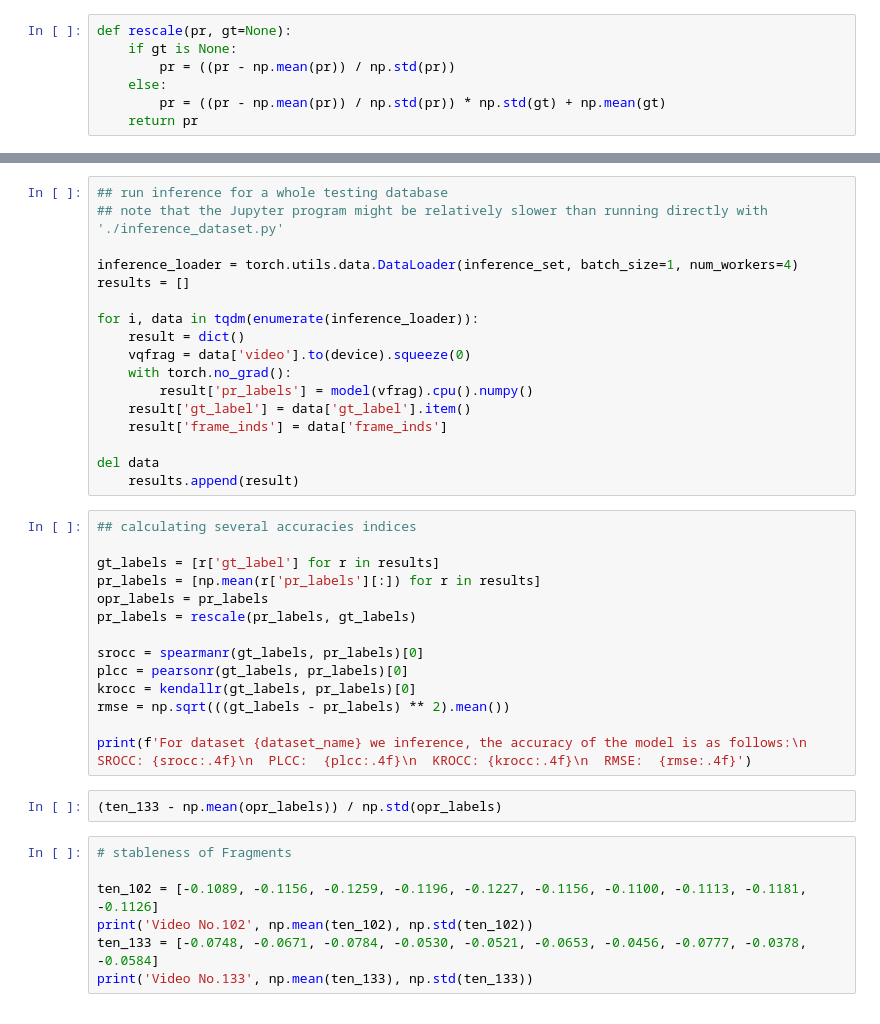
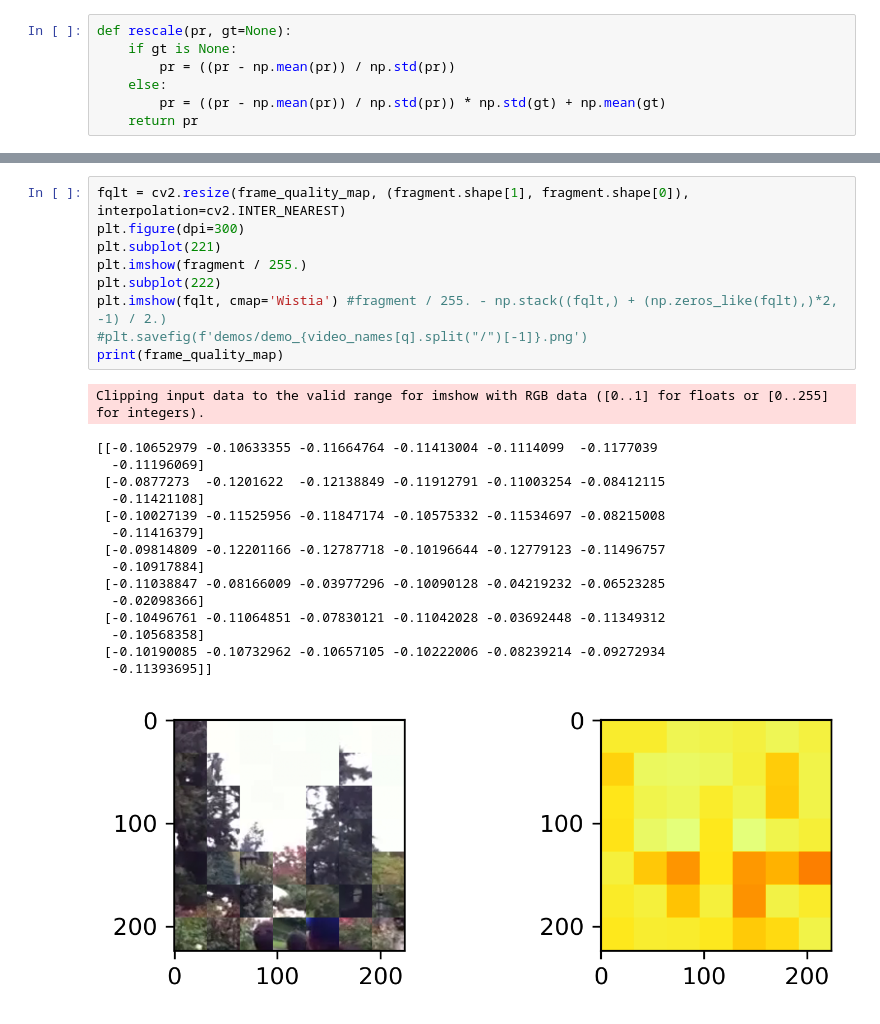
Before and after one commit to VQAssessment/FAST-VQA-and-FasterVQA, a Jupyter notebook: FAST-VQA.ipynb, the cells around one changed output, grey strips where cells are left out. Drawn from its saved outputs; the diff is of its cells as text.

```diff
--- a/FAST-VQA.ipynb
+++ b/FAST-VQA.ipynb
@@ -168,39 +167,26 @@ print(frame_quality_map)
-# %%
-## run inference for a whole testing database
-## note that the Jupyter program might be relatively slower than running directly with './inference_dataset.py'
-
-inference_loader = torch.utils.data.DataLoader(inference_set, batch_size=1, num_workers=4)
-results = []
-
-for i, data in tqdm(enumerate(inference_loader)):
-    result = dict()
-    vqfrag = data['video'].to(device).squeeze(0)
-    with torch.no_grad():
-        result['pr_labels'] = model(vfrag).cpu().numpy()
-    result['gt_label'] = data['gt_label'].item()
-    result['frame_inds'] = data['frame_inds']
-                                                                                                                                                                                                                                                                                        del data
-    results.append(result)
-# %%
-## calculating several accuracies indices
-
-gt_labels = [r['gt_label'] for r in results]
-pr_labels = [np.mean(r['pr_labels'][:]) for r in results]
-opr_labels = pr_labels
-pr_labels = rescale(pr_labels, gt_labels)
-
-srocc = spearmanr(gt_labels, pr_labels)[0]
-plcc = pearsonr(gt_labels, pr_labels)[0]
-krocc = kendallr(gt_labels, pr_labels)[0]
-rmse = np.sqrt(((gt_labels - pr_labels) ** 2).mean())
-
-print(f'For dataset {dataset_name} we inference, the accuracy of the model is as follows:\n  SROCC: {srocc:.4f}\n  PLCC:  {plcc:.4f}\n  KROCC: {krocc:.4f}\n  RMSE:  {rmse:.4f}')
-# %%
-(ten_133 - np.mean(opr_labels)) / np.std(opr_labels)
-# %%
-# stableness of Fragments
-
-ten_102 = [-0.1089, -0.1156, -0.1259, -0.1196, -0.1227, -0.1156, -0.1100, -0.1113, -0.1181, -0.1126]
-print('Video No.102', np.mean(ten_102), np.std(ten_102))
-ten_133 = [-0.0748, -0.0671, -0.0784, -0.0530, -0.0521, -0.0653, -0.0456, -0.0777, -0.0378, -0.0584]
-print('Video No.133', np.mean(ten_133), np.std(ten_133))
+# %%
+fqlt = cv2.resize(frame_quality_map, (fragment.shape[1], fragment.shape[0]), interpolation=cv2.INTER_NEAREST)
+plt.figure(dpi=300)
+plt.subplot(221)
+plt.imshow(fragment / 255.)
+plt.subplot(222)
+plt.imshow(fqlt, cmap='Wistia') #fragment / 255. - np.stack((fqlt,) + (np.zeros_like(fqlt),)*2, -1) / 2.)
+#plt.savefig(f'demos/demo_{video_names[q].split("/")[-1]}.png')
+print(frame_quality_map)
+# %% [output]
+Clipping input data to the valid range for imshow with RGB data ([0..1] for floats or [0..255] for integers).
+[[-0.10652979 -0.10633355 -0.11664764 -0.11413004 -0.1114099  -0.1177039
+  -0.11196069]
+ [-0.0877273  -0.1201622  -0.12138849 -0.11912791 -0.11003254 -0.08412115
+  -0.11421108]
+ [-0.10027139 -0.11525956 -0.11847174 -0.10575332 -0.11534697 -0.08215008
+  -0.11416379]
+ [-0.09814809 -0.12201166 -0.12787718 -0.10196644 -0.12779123 -0.11496757
+  -0.10917884]
+ [-0.11038847 -0.08166009 -0.03977296 -0.10090128 -0.04219232 -0.06523285
+  -0.02098366]
+ [-0.10496761 -0.11064851 -0.07830121 -0.11042028 -0.03692448 -0.11349312
+  -0.10568358]
+ [-0.10190085 -0.10732962 -0.10657105 -0.10222006 -0.08239214 -0.09272934
+  -0.11393695]]
+[figure, added]
```
Also changed, not shown: parts of 10 cells of this notebook, 8 other files.
